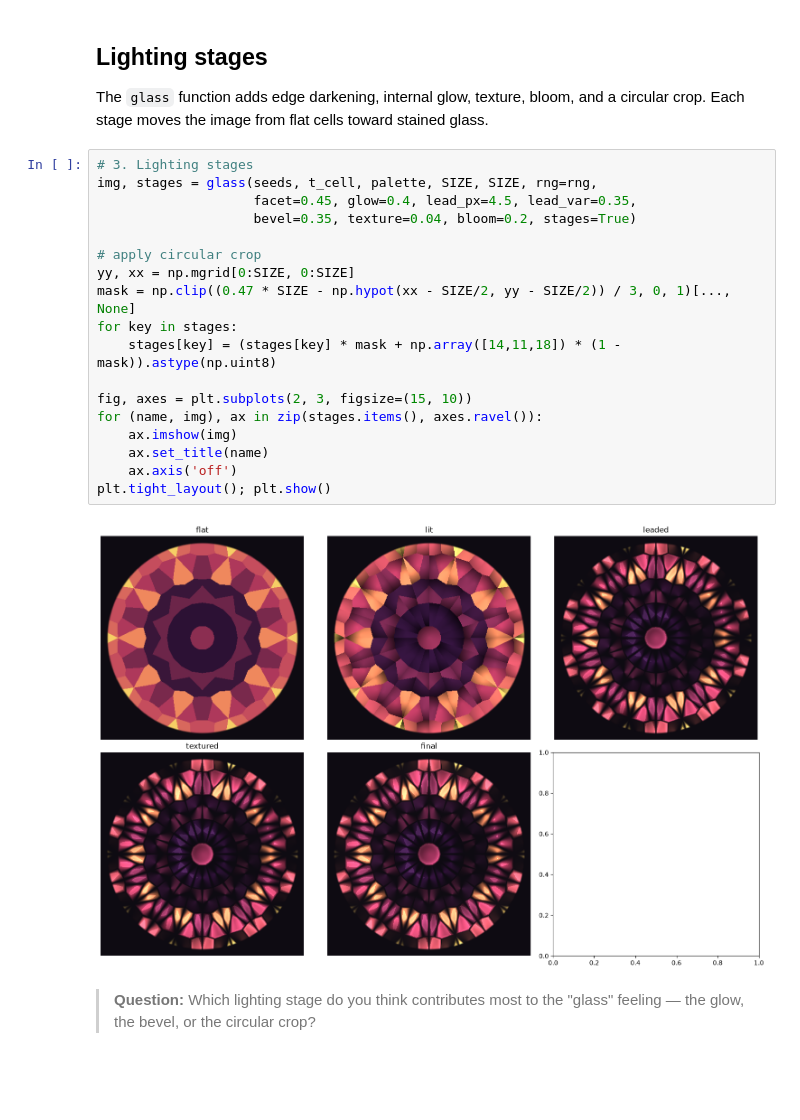
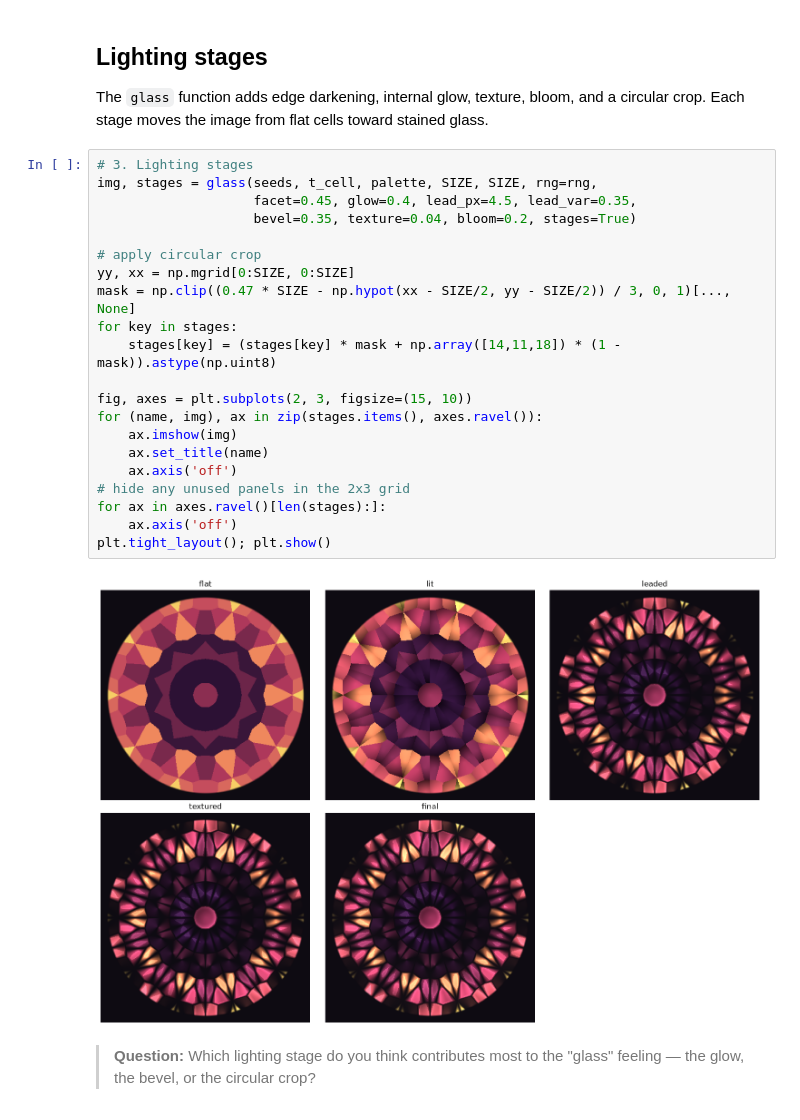
Before and after one commit to imanmossavat/math_vis, a Jupyter notebook: notebooks/demo_glass_rose.ipynb, the cells around one changed output. Drawn from its saved outputs; the diff is of its cells as text; blank space fills up the shorter version.

Commit message:
Hide unused axes in glass rose lighting-stages panel

```diff
--- a/notebooks/demo_glass_rose.ipynb
+++ b/notebooks/demo_glass_rose.ipynb
@@ -77,23 +77,26 @@ The `glass` function adds edge darkening, internal glow, texture, bloom, and a c
 # %%
 # 3. Lighting stages
 img, stages = glass(seeds, t_cell, palette, SIZE, SIZE, rng=rng,
                     facet=0.45, glow=0.4, lead_px=4.5, lead_var=0.35,
                     bevel=0.35, texture=0.04, bloom=0.2, stages=True)
 
 # apply circular crop
 yy, xx = np.mgrid[0:SIZE, 0:SIZE]
 mask = np.clip((0.47 * SIZE - np.hypot(xx - SIZE/2, yy - SIZE/2)) / 3, 0, 1)[..., None]
 for key in stages:
     stages[key] = (stages[key] * mask + np.array([14,11,18]) * (1 - mask)).astype(np.uint8)
 
 fig, axes = plt.subplots(2, 3, figsize=(15, 10))
 for (name, img), ax in zip(stages.items(), axes.ravel()):
     ax.imshow(img)
     ax.set_title(name)
     ax.axis('off')
+# hide any unused panels in the 2x3 grid
+for ax in axes.ravel()[len(stages):]:
+    ax.axis('off')
 plt.tight_layout(); plt.show()
 # %% [output]
-[figure, old version]
+[figure, new version]
 # %% [markdown]
 > **Question:** Which lighting stage do you think contributes most to the "glass" feeling — the glow, the bevel, or the circular crop?
 # %% [markdown]
```
